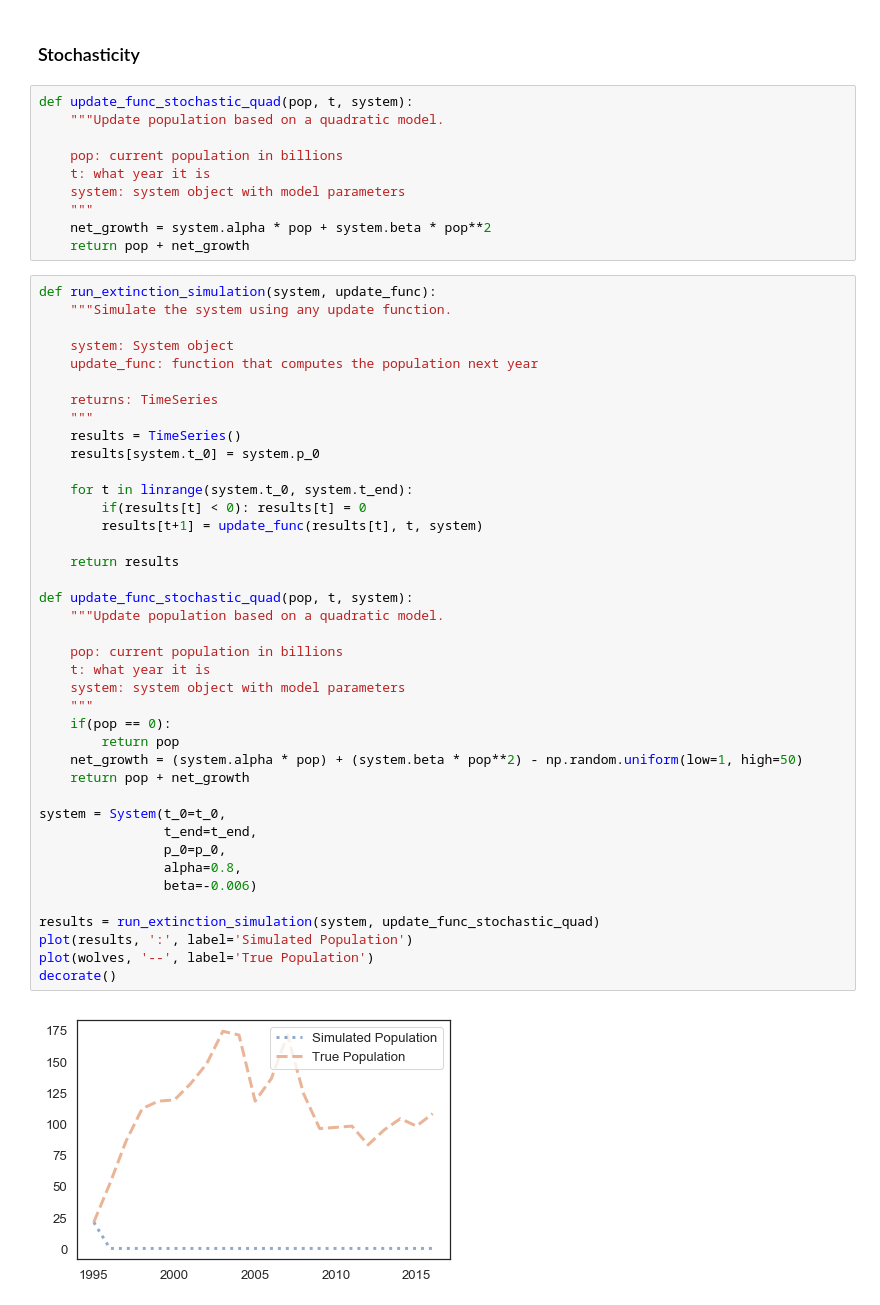
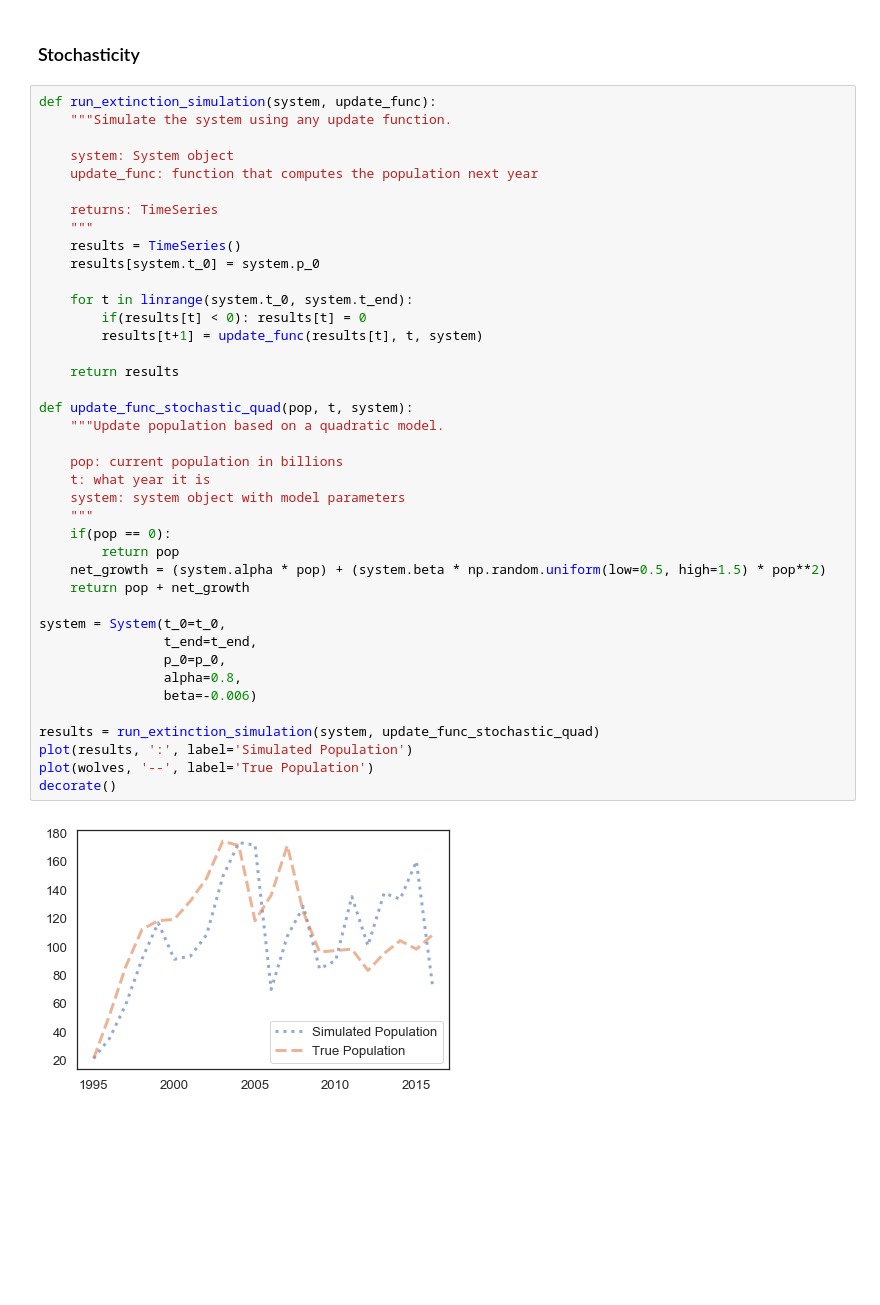
Before and after one commit to fung18870/ModSimPy, a Jupyter notebook: code/Project_1.ipynb, the cells around one changed output. Saved outputs shown, nothing was run; the diff lists cells and outputs as text; blank space fills up the shorter version.

Commit message:
extinction simulation parameters work

```diff
--- a/code/Project_1.ipynb
+++ b/code/Project_1.ipynb
@@ -137,16 +137,6 @@ decorate()
 [figure]
 # %% [markdown]
 ### Stochasticity
-# %%
-def update_func_stochastic_quad(pop, t, system):
-    """Update population based on a quadratic model.
-
-    pop: current population in billions
-    t: what year it is
-    system: system object with model parameters
-    """
-    net_growth = system.alpha * pop + system.beta * pop**2
-    return pop + net_growth
 # %%
 def run_extinction_simulation(system, update_func):
     """Simulate the system using any update function.
@@ -160,32 +150,32 @@ def run_extinction_simulation(system, update_func):
     results[system.t_0] = system.p_0
 
     for t in linrange(system.t_0, system.t_end):
         if(results[t] < 0): results[t] = 0
         results[t+1] = update_func(results[t], t, system)
 
     return results
 
 def update_func_stochastic_quad(pop, t, system):
     """Update population based on a quadratic model.
 
     pop: current population in billions
     t: what year it is
     system: system object with model parameters
     """
     if(pop == 0):
         return pop
-    net_growth = (system.alpha * pop) + (system.beta * pop**2) - np.random.uniform(low=1, high=50)
+    net_growth = (system.alpha * pop) + (system.beta * np.random.uniform(low=0.5, high=1.5) * pop**2)
     return pop + net_growth
 
 system = System(t_0=t_0,
                 t_end=t_end,
                 p_0=p_0,
                 alpha=0.8,
                 beta=-0.006)
 
 results = run_extinction_simulation(system, update_func_stochastic_quad)
 plot(results, ':', label='Simulated Population')
 plot(wolves, '--', label='True Population')
 decorate()
 # %% [output]
-[figure, old version]
+[figure, new version]
```
Also changed, not shown: parts of 1 cell of this notebook.
